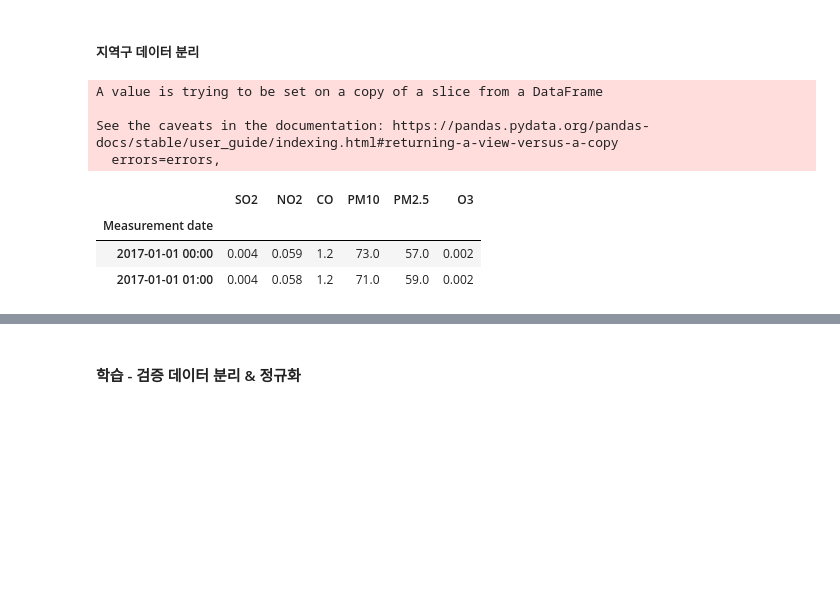
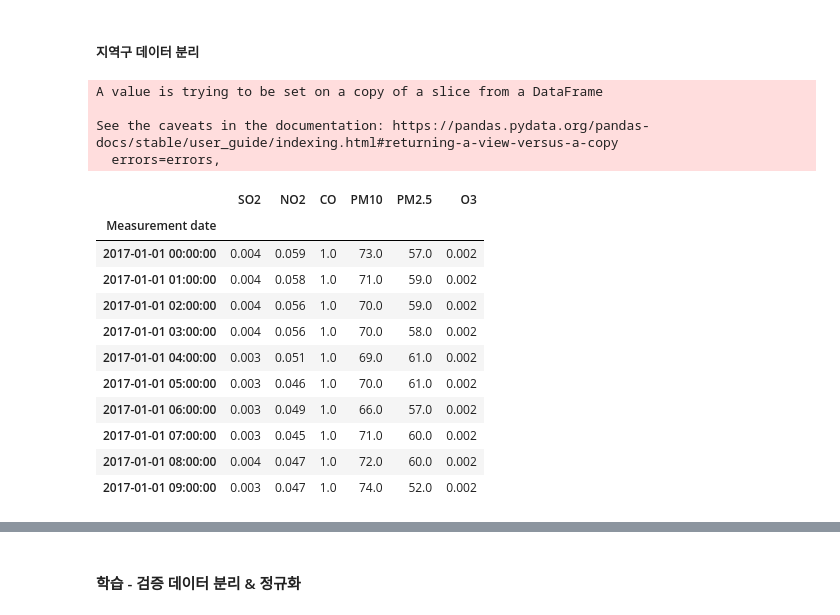
Before and after one commit to JiwooKimm/Personal_Projects, a Jupyter notebook: Forecaster_Airpollutant_Seoul/AirPollutionSeoul_LSTM.ipynb, the cells around one changed output, grey strips where cells are left out. Cells and saved outputs as stored; diff of their text form; code cells hidden in the pictures; blank space fills up the shorter version.

```diff
--- a/Forecaster_Airpollutant_Seoul/AirPollutionSeoul_LSTM.ipynb
+++ b/Forecaster_Airpollutant_Seoul/AirPollutionSeoul_LSTM.ipynb
@@ -159,0 +148,10 @@ Name: Measurement date, dtype: int64
+# %%
+for col in data.columns[4:]:
+
+  Q1 = np.nanpercentile(data[col], 25) # nan-value 제외하고 집계
+  Q3 = np.nanpercentile(data[col], 75)
+  IQR = Q3 - Q1
+  outlier_step = 1.5 * IQR
+
+  # outlier_list_col= df[(df[col] < Q1 - outlier_step) | (df[col] > Q3 + outlier_step)].index
+  data.loc[(data[col] < Q1 - outlier_step)|(data[col] > Q3 + outlier_step), col] = np.nan
@@ -159,0 +160,3 @@ Name: Measurement date, dtype: int64
+# %%
+itp_data=data.copy()
+itp_data.head(1)
@@ -159,0 +167,8 @@ Name: Measurement date, dtype: int64
+# %%
+# 결측치 spline 보간
+for col in itp_data.columns[4:]:
+  col_new= itp_data[col].interpolate(method='time')
+
+  itp_data[col]=col_new
+
+itp_data.describe()
@@ -159,0 +227,6 @@ Name: Measurement date, dtype: int64
+# %%
+# CO 0~7번 데이터는 보간이 안된다...<ㅠ
+# NOCB 하겠음
+
+itp_data.iloc[:7, 7]=itp_data.iloc[8,7]
+itp_data.head(10)
@@ -162,22 +258,29 @@ Name: Measurement date, dtype: int64
 # %%
 def prep_data(data,gu):
   df= data[data['Station code'] == gu]
   df.drop(['Station code', 'Address','Latitude','Longitude'], axis=1, inplace= True)
-  df.set_index('Measurement date', drop='True', inplace=True)
   df= df[['SO2',	'NO2',	'CO',	'PM10',	'PM2.5',	'O3']]
   return df
 
 gu= 101 #종로
-df= prep_data(data,gu)
+df= prep_data(itp_data,gu)
 
-df.head(2)
+df.head(10)
 # %% [output]
 A value is trying to be set on a copy of a slice from a DataFrame
 
 See the caveats in the documentation: https://pandas.pydata.org/pandas-docs/stable/user_guide/indexing.html#returning-a-view-versus-a-copy
   errors=errors,
 |  | SO2 | NO2 | CO | PM10 | PM2.5 | O3 |
 | Measurement date |  |  |  |  |  |  |
-| 2017-01-01 00:00 | 0.004 | 0.059 | 1.2 | 73.0 | 57.0 | 0.002 |
-| 2017-01-01 01:00 | 0.004 | 0.058 | 1.2 | 71.0 | 59.0 | 0.002 |
+| 2017-01-01 00:00:00 | 0.004 | 0.059 | 1.0 | 73.0 | 57.0 | 0.002 |
+| 2017-01-01 01:00:00 | 0.004 | 0.058 | 1.0 | 71.0 | 59.0 | 0.002 |
+| 2017-01-01 02:00:00 | 0.004 | 0.056 | 1.0 | 70.0 | 59.0 | 0.002 |
+| 2017-01-01 03:00:00 | 0.004 | 0.056 | 1.0 | 70.0 | 58.0 | 0.002 |
+| 2017-01-01 04:00:00 | 0.003 | 0.051 | 1.0 | 69.0 | 61.0 | 0.002 |
+| 2017-01-01 05:00:00 | 0.003 | 0.046 | 1.0 | 70.0 | 61.0 | 0.002 |
+| 2017-01-01 06:00:00 | 0.003 | 0.049 | 1.0 | 66.0 | 57.0 | 0.002 |
+| 2017-01-01 07:00:00 | 0.003 | 0.045 | 1.0 | 71.0 | 60.0 | 0.002 |
+| 2017-01-01 08:00:00 | 0.004 | 0.047 | 1.0 | 72.0 | 60.0 | 0.002 |
+| 2017-01-01 09:00:00 | 0.003 | 0.047 | 1.0 | 74.0 | 52.0 | 0.002 |
 # %%
```
Also changed, not shown: parts of 40 cells of this notebook, 45 other files.
